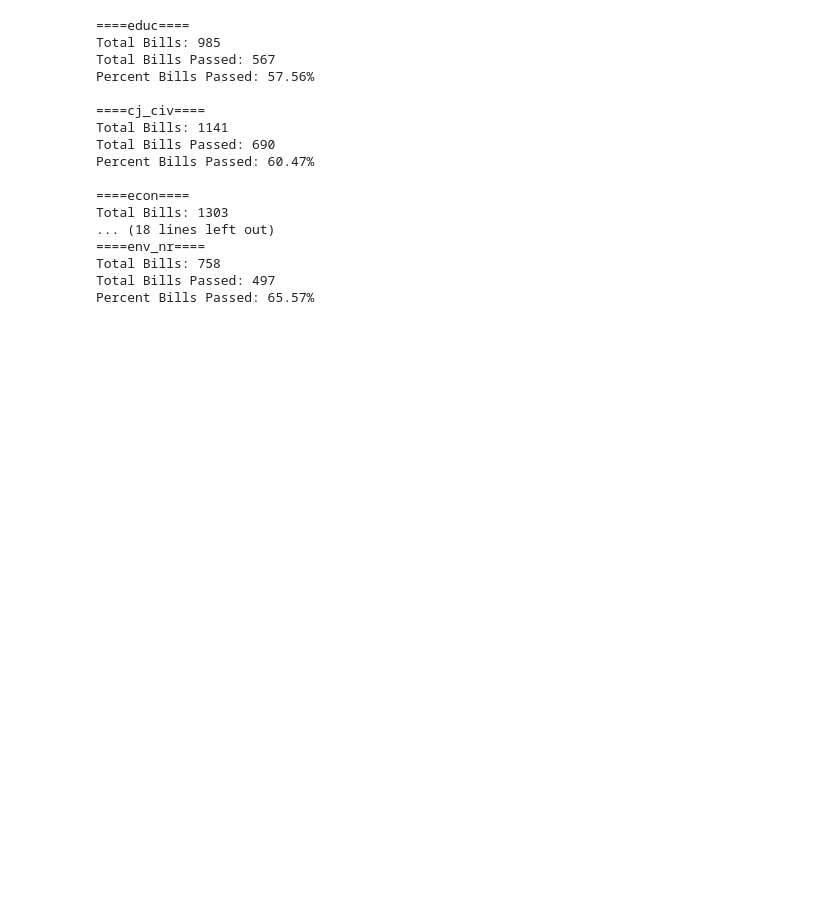
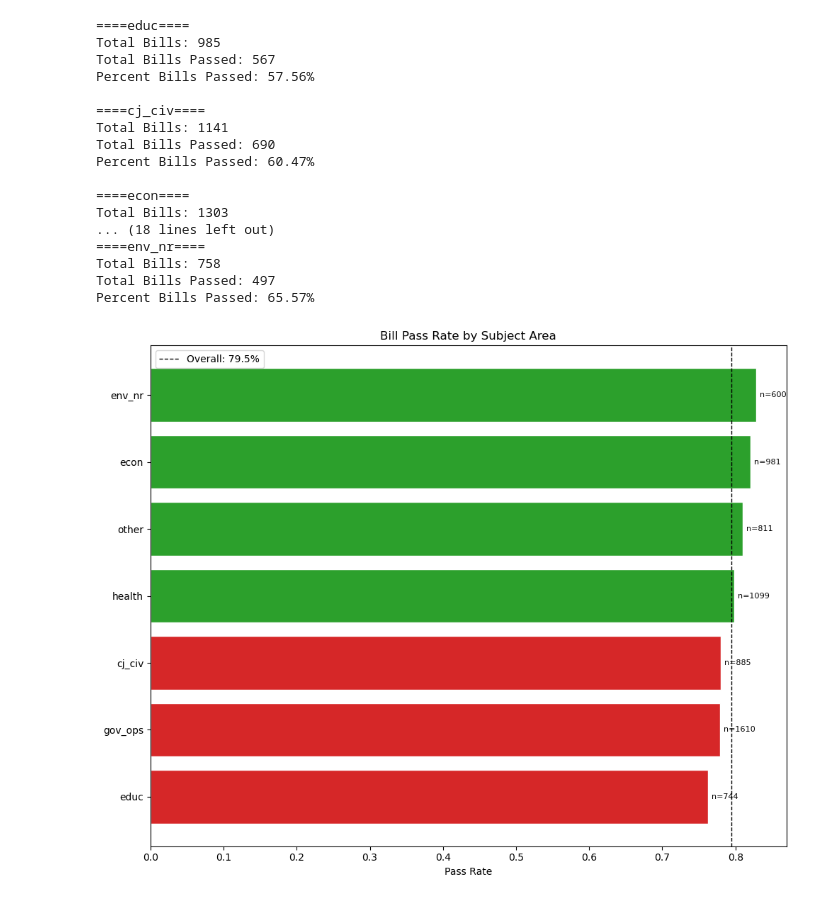
Before and after one commit to gabriellag25/research_capstone, a Jupyter notebook: homebase.ipynb, the cells around one changed output. Cells and saved outputs as stored; diff of their text form; code cells hidden in the pictures; blank space fills up the shorter version.

```diff
--- a/homebase.ipynb
+++ b/homebase.ipynb
@@ -892,6 +905,8 @@ TO DO:
 # importing packages
 import matplotlib.pyplot as plt
 %matplotlib inline
+
+tb, tr, tg, tp, to = ('tab:blue', 'tab:red', 'tab:green', 'tab:purple', 'tab:orange')
 # %%
 # masks for desired variables
 outcomes = ['stage_1', 'stage_2', 'stage_3', 'stage_4', 'passed']
@@ -941,3 +959,30 @@ Total Bills: 1303
 Total Bills: 758
 Total Bills Passed: 497
 Percent Bills Passed: 65.57%
+# %%
+# Calculate pass rate for each subject
+pass_rates = {}
+for col in subjects:
+    subset = df_bills[df_bills[col] == 1]
+    if len(subset) > 0:
+        pass_rates[col] = {'pass_rate': subset['passed'].mean(), 'count': len(subset)}
+
+pr_df = pd.DataFrame(pass_rates).T.sort_values('pass_rate', ascending=True)
+
+fig, ax = plt.subplots(figsize=(10, 8))
+colors = [tg if r > df_bills['passed'].mean() else tr for r in pr_df['pass_rate']]
+bars = ax.barh(pr_df.index, pr_df['pass_rate'], color=colors, edgecolor='white')
+ax.axvline(df_bills['passed'].mean(), color='black', linestyle='--', linewidth=1, label=f'Overall: {df_bills["passed"].mean():.1%}')
+ax.set_xlabel('Pass Rate')
+ax.set_title('Bill Pass Rate by Subject Area')
+ax.legend()
+
+# Annotate with counts
+for bar, (_, row) in zip(bars, pr_df.iterrows()):
+    ax.text(bar.get_width() + 0.005, bar.get_y() + bar.get_height()/2,
+            f'n={int(row["count"])}', va='center', fontsize=8)
+
+plt.tight_layout()
+plt.show()
+# %% [output]
+[figure, added]
```
Also changed, not shown: parts of 6 cells of this notebook, 7 other files.
